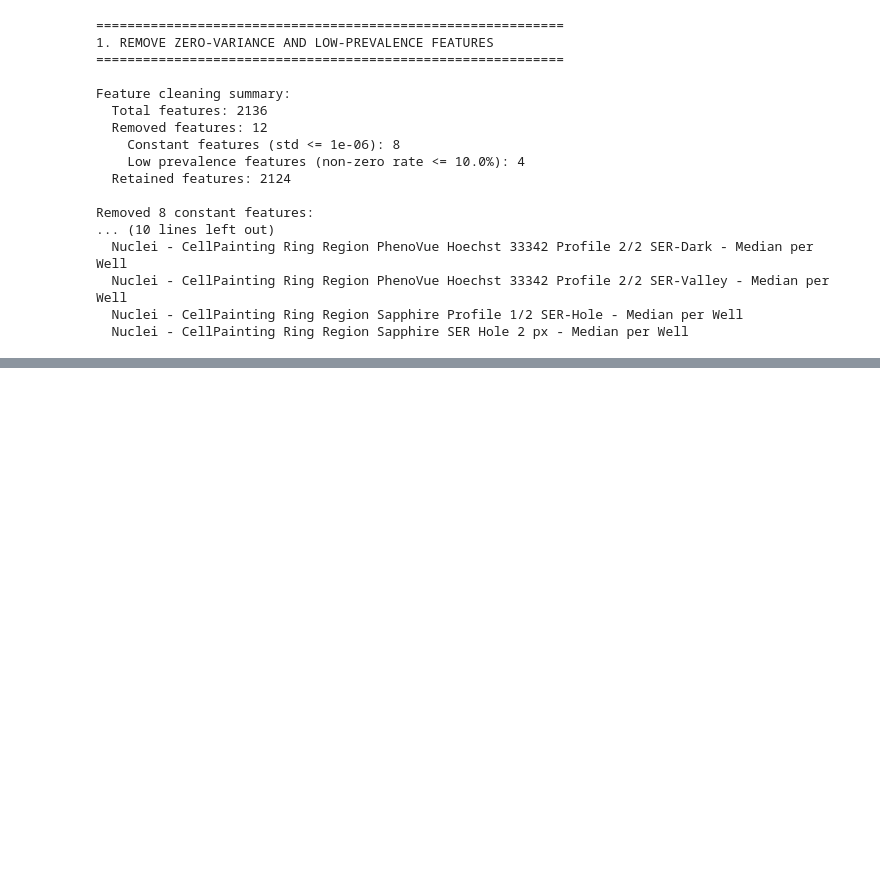
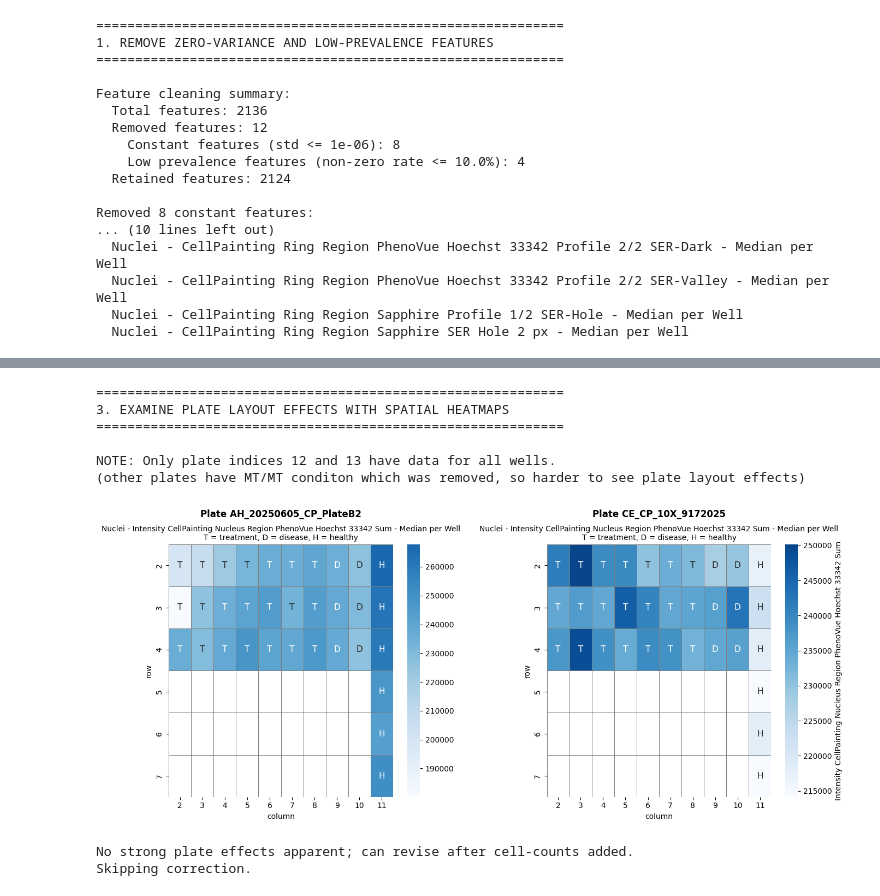
Before and after one commit to nikhitaguhan/Bonsai_CellPainting, a Jupyter notebook: scripts/02_preprocess.ipynb, the cells around one changed output, grey strips where cells are left out. Cells and saved outputs as stored; diff of their text form; code cells hidden in the pictures; blank space fills up the shorter version.

```diff
--- a/scripts/02_preprocess.ipynb
+++ b/scripts/02_preprocess.ipynb
@@ -498,3 +531,26 @@ Potential batches identified:
   Batch 1      -> 10 plates: AH_20250605_CP_PlateA1, AH_20250605_CP_PlateA2, AH_20250605_CP_PlateB1, AH_20250605_CP_PlateB2, 250613_153314-V, 250613_155552-V, 250613_161809-V, 250613_164039-V, AH_2025 ...
   Batch 2      -> 2 plates: BA_CP_10X_9172025, CE_CP_10X_9172025
   Batch 3      -> 2 plates: CE_CP_5CH_10X_Lot1_02062026, CP_5CH_Lot2_02022026
+# %%
+print("="*60)
+print("3. EXAMINE PLATE LAYOUT EFFECTS WITH SPATIAL HEATMAPS")
+print("="*60)
+print()
+
+print("NOTE: Only plate indices 12 and 13 have data for all wells.\n(other plates have MT/MT conditon which was removed, so harder to see plate layout effects)")
+
+# plate_effect_feature = 'Nuclei - CellPainting Nucleus Region Area [µm²] - Median per Well'
+plate_effect_feature = 'Nuclei - Intensity CellPainting Nucleus Region PhenoVue Hoechst 33342 Sum - Median per Well'
+plot_plate_heatmap(df_clean, plate_effect_feature, plate_indices=(9, 11))
+
+print("\nNo strong plate effects apparent; can revise after cell-counts added.\nSkipping correction.\n")
+# %% [output]
+============================================================
+3. EXAMINE PLATE LAYOUT EFFECTS WITH SPATIAL HEATMAPS
+============================================================
+
+NOTE: Only plate indices 12 and 13 have data for all wells.
+(other plates have MT/MT conditon which was removed, so harder to see plate layout effects)
+[figure, new version]
+No strong plate effects apparent; can revise after cell-counts added.
+Skipping correction.
```
Also changed, not shown: parts of 10 cells of this notebook, 4 other files.
